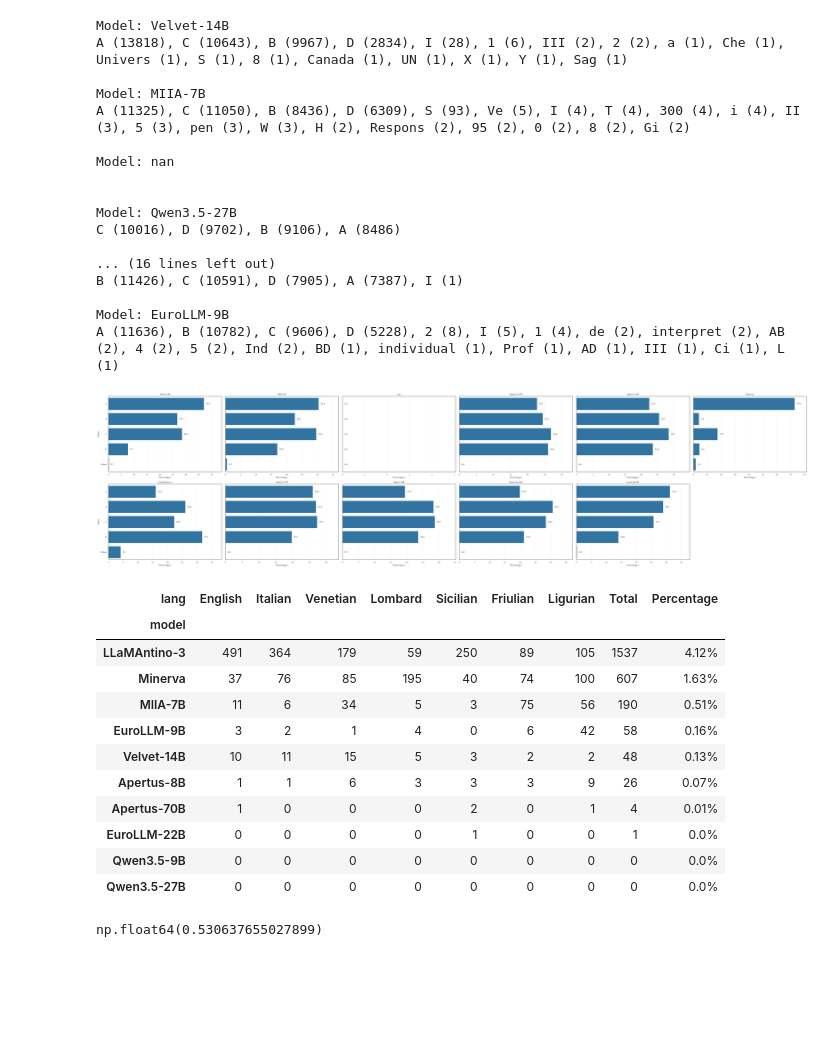
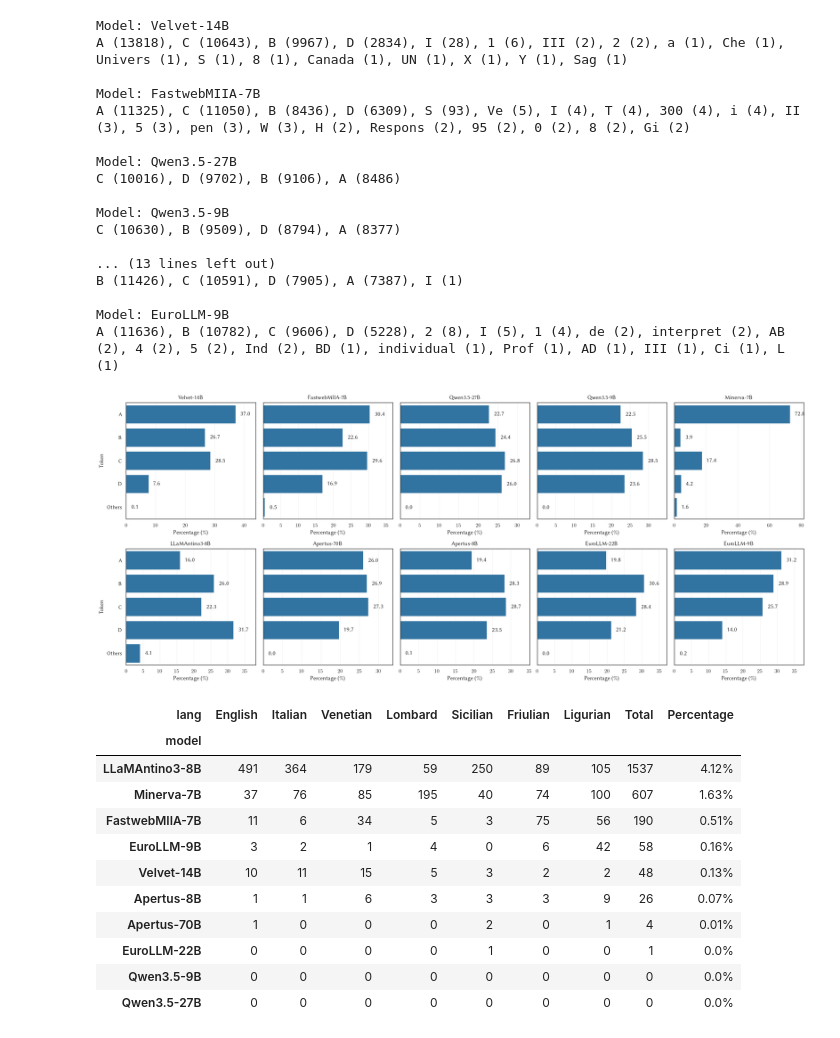
Before and after one commit to saiteki-kai/safety-italian-dialects, a Jupyter notebook: evaluation/notebooks/mmlu_analysis.ipynb, the cells around one changed output. Cells and saved outputs as stored; diff of their text form; code cells hidden in the pictures; blank space fills up the shorter version.

```diff
--- a/evaluation/notebooks/mmlu_analysis.ipynb
+++ b/evaluation/notebooks/mmlu_analysis.ipynb
@@ -34,12 +34,12 @@ df = typing.cast(pd.DataFrame, df)
 EXCLUDE_MIIA_14B = True
 
 MODELS_RENAME = {
-    "../MIIA-14B": "MIIA-14B",
-    "Fastweb/FastwebMIIA-7B": "MIIA-7B",
+    "../MIIA-14B": "FastwebMIIA-14B",
+    "Fastweb/FastwebMIIA-7B": "FastwebMIIA-7B",
     "Qwen/Qwen3.5-9B": "Qwen3.5-9B",
     "Qwen/Qwen3.5-27B": "Qwen3.5-27B",
-    "sapienzanlp/Minerva-7B-instruct-v1.0": "Minerva",
-    "swap-uniba/LLaMAntino-3-ANITA-8B-Inst-DPO-ITA": "LLaMAntino-3",
+    "sapienzanlp/Minerva-7B-instruct-v1.0": "Minerva-7B",
+    "swap-uniba/LLaMAntino-3-ANITA-8B-Inst-DPO-ITA": "LLaMAntino3-8B",
     "utter-project/EuroLLM-9B-Instruct-2512": "EuroLLM-9B",
     "utter-project/EuroLLM-22B-Instruct-2512": "EuroLLM-22B",
     "swiss-ai/Apertus-8B-Instruct-2509": "Apertus-8B",
@@ -49,11 +49,11 @@ MODELS_RENAME = {
 
 LANGS_ORDER = ["English", "Italian", "Venetian", "Lombard", "Sicilian", "Friulian", "Ligurian"]
 MODELS_ORDER = [
-    "Minerva",
-    "MIIA-7B",
-    "MIIA-14B",
+    "Minerva-7B",
+    "FastwebMIIA-7B",
+    "FastwebMIIA-14B",
     "Velvet-14B",
-    "LLaMAntino-3",
+    "LLaMAntino3-8B",
     "EuroLLM-9B",
     "EuroLLM-22B",
     "Apertus-8B",
@@ -62,15 +62,12 @@ MODELS_ORDER = [
     "Qwen3.5-27B",
 ]
 
-if EXCLUDE_MIIA_14B:
-    MODELS_ORDER = [model for model in MODELS_ORDER if model != "MIIA-14B"]
-
 MODELS_COLORS = {
-    "Minerva": "#d62728",
-    "MIIA-7B": "#F5E37A",
-    "MIIA-14B": "#D4B200",
+    "Minerva-7B": "#d62728",
+    "FastwebMIIA-7B": "#F5E37A",
+    "FastwebMIIA-14B": "#D4B200",
     "Velvet-14B": "#17becf",
-    "LLaMAntino-3": "#2ca02c",
+    "LLaMAntino3-8B": "#2ca02c",
     "EuroLLM-9B": "#aec7e8",
     "EuroLLM-22B": "#1f77b4",
     "Apertus-8B": "#ffbb78",
@@ -82,7 +79,10 @@ MODELS_COLORS = {
 df["model"] = df["model"].map(MODELS_RENAME)
 
 if EXCLUDE_MIIA_14B:
-    df = df[df["model"] != "MIIA-14B"].copy()
+    df = df[df["model"] != "FastwebMIIA-14B"].copy()
+    MODELS_ORDER = [model for model in MODELS_ORDER if model != "FastwebMIIA-14B"]
+
+df = df[df["model"].isin(MODELS_ORDER)].copy()
 
 df["model"] = df["model"].astype(pd.CategoricalDtype(MODELS_ORDER, ordered=True))
 df["lang"] = df["lang"].astype(pd.CategoricalDtype(LANGS_ORDER, ordered=True))
@@ -104,16 +104,16 @@ for _, model in enumerate(models):
 Model: Velvet-14B
 A (13818), C (10643), B (9967), D (2834), I (28), 1 (6), III (2), 2 (2), a (1), Che (1), Univers (1), S (1), 8 (1), Canada (1), UN (1), X (1), Y (1), Sag (1)
 
-Model: MIIA-7B
+Model: FastwebMIIA-7B
 A (11325), C (11050), B (8436), D (6309), S (93), Ve (5), I (4), T (4), 300 (4), i (4), II (3), 5 (3), pen (3), W (3), H (2), Respons (2), 95 (2), 0 (2), 8 (2), Gi (2)
-
-Model: nan
-
 
 Model: Qwen3.5-27B
 C (10016), D (9702), B (9106), A (8486)
 
-... (16 lines left out)
+Model: Qwen3.5-9B
+C (10630), B (9509), D (8794), A (8377)
+
+... (13 lines left out)
 B (11426), C (10591), D (7905), A (7387), I (1)
 
 Model: EuroLLM-9B
@@ -126,37 +126,37 @@ A (11636), B (10782), C (9606), D (5228), 2 (8), I (5), 1 (4), de (2), interpret
 # %%
 # token percentage per model with non A/B/C/D aggregated as Others
 ncols = len(models) // 2 + len(models) % 2
-fig, axes = plt.subplots(nrows=2, ncols=ncols, figsize=(8 * ncols, 12), sharey=True)
+fig, axes = plt.subplots(nrows=2, ncols=ncols, figsize=(20, 8.27), sharey=True)
 axes = np.atleast_1d(axes).flatten()
 
 valid_tokens = {"A", "B", "C", "D"}
 token_order = ["A", "B", "C", "D", "Others"]
 
 for i, model in enumerate(models):
     model_df = df[df["model"] == model]
     pred = model_df["prediction"].astype(str).str.strip().str.upper()
 
     grouped = pred.where(pred.isin(valid_tokens), "Others")
     token_pct = grouped.value_counts(normalize=True).reindex(token_order, fill_value=0).mul(100)
 
     sns.barplot(x=token_pct.values, y=token_pct.index, ax=axes[i])
     axes[i].set_title(f"{model}")
-    axes[i].set_xlabel("Percentage (%)")
+    axes[i].set_xlabel(r"Percentage (\%)")
     axes[i].set_ylabel("Token")
     axes[i].set_xlim(0, axes[i].get_xlim()[1] + 5)  # Ensure x-axis starts at 0
     axes[i].grid(axis="x", alpha=0.25)
 
     for container in axes[i].containers:
         axes[i].bar_label(container, fmt="%.1f%%", padding=10, fontsize=12)
 
 # hide any unused subplots
 for j in range(len(models), len(axes)):
     axes[j].set_visible(False)
 
 plt.tight_layout()
 plt.show()
 # %% [output]
-[figure, old version]
+[figure, new version]
 # %%
 # print percentage of others tokens per model and language
 others_count = df[~df["prediction"].isin(valid_tokens)].groupby(["model", "lang"], observed=False).size()
@@ -172,9 +172,9 @@ df_percentage
 # %% [output]
 | lang | English | Italian | Venetian | Lombard | Sicilian | Friulian | Ligurian | Total | Percentage |
 | model |  |  |  |  |  |  |  |  |  |
-| LLaMAntino-3 | 491 | 364 | 179 | 59 | 250 | 89 | 105 | 1537 | 4.12% |
-| Minerva | 37 | 76 | 85 | 195 | 40 | 74 | 100 | 607 | 1.63% |
-| MIIA-7B | 11 | 6 | 34 | 5 | 3 | 75 | 56 | 190 | 0.51% |
+| LLaMAntino3-8B | 491 | 364 | 179 | 59 | 250 | 89 | 105 | 1537 | 4.12% |
+| Minerva-7B | 37 | 76 | 85 | 195 | 40 | 74 | 100 | 607 | 1.63% |
+| FastwebMIIA-7B | 11 | 6 | 34 | 5 | 3 | 75 | 56 | 190 | 0.51% |
 | EuroLLM-9B | 3 | 2 | 1 | 4 | 0 | 6 | 42 | 58 | 0.16% |
 | Velvet-14B | 10 | 11 | 15 | 5 | 3 | 2 | 2 | 48 | 0.13% |
 | Apertus-8B | 1 | 1 | 6 | 3 | 3 | 3 | 9 | 26 | 0.07% |
@@ -217,10 +217,6 @@ def compute_metrics(group: pd.DataFrame) -> pd.Series:
 
 
 metrics_df = df.groupby(["lang", "model"], as_index=False, observed=True).apply(compute_metrics, include_groups=False)  # pyright: ignore[reportCallIssue]
-# %%
-(df["answer"] == df["prediction"]).mean()
-# %% [output]
-np.float64(0.530637655027899)
 # %%
 metrics_df = metrics_df.sort_values(["model"])
 
```
Also changed, not shown: parts of 8 cells of this notebook, 2 other files.
